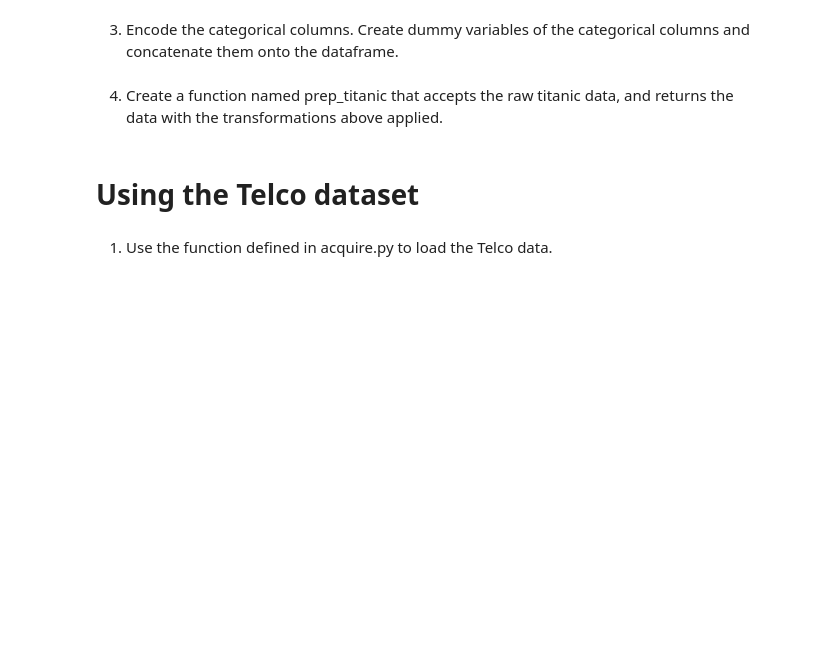
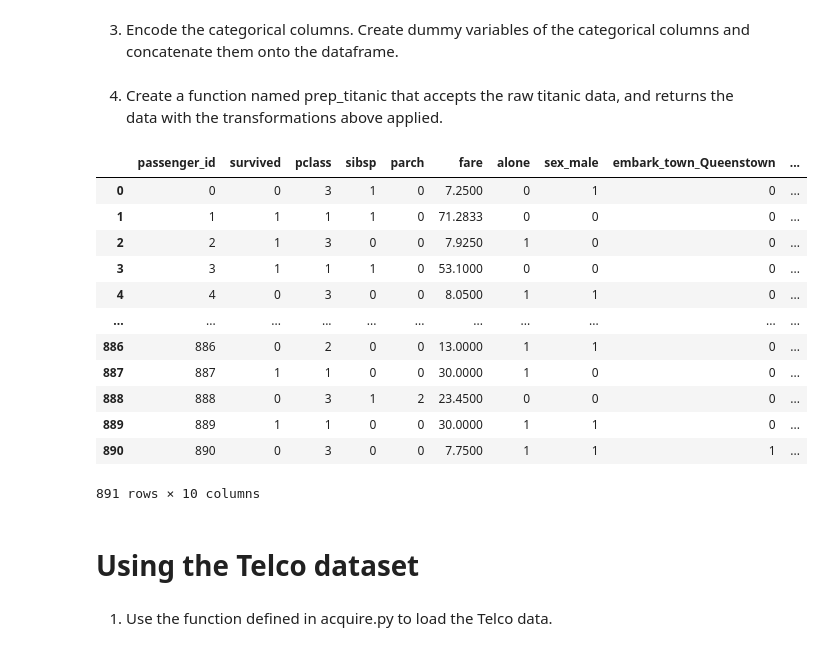
Before and after one commit to David-Howell/classification-exercises, a Jupyter notebook: classification_exercises.ipynb, the cells around one changed output. Cells and saved outputs as stored; diff of their text form; code cells hidden in the pictures; blank space fills up the shorter version.

```diff
--- a/classification_exercises.ipynb
+++ b/classification_exercises.ipynb
@@ -406,6 +507,38 @@ df_iris
 # %% [markdown]
 3. Encode the categorical columns. Create dummy variables of the categorical columns and concatenate them onto the dataframe.
+# %%
+dummy_df = pd.get_dummies(df[['sex', 'embark_town']], drop_first=True)
+# %%
+df = pd.concat([df, dummy_df], axis=1)
+# %%
+df.drop(columns= ['sex', 'embark_town'], inplace=True)
 # %% [markdown]
 4. Create a function named prep_titanic that accepts the raw titanic data, and returns the data with the transformations above applied.
+# %%
+def prep_titanic():
+    df = acquire.get_titanic_data()
+    df.drop(columns = ['class', 'embarked', 'deck', 'age'], inplace=True)
+
+    dummy_df = pd.get_dummies(df[['sex', 'embark_town']], drop_first=True)
+    df = pd.concat([df, dummy_df], axis=1)
+
+    df.drop(columns= ['sex', 'embark_town'], inplace=True)
+    return df
+# %%
+prep_titanic()
+# %% [output]
+|  | passenger_id | survived | pclass | sibsp | parch | fare | alone | sex_male | embark_town_Queenstown | ... |
+| 0 | 0 | 0 | 3 | 1 | 0 | 7.2500 | 0 | 1 | 0 | ... |
+| 1 | 1 | 1 | 1 | 1 | 0 | 71.2833 | 0 | 0 | 0 | ... |
+| 2 | 2 | 1 | 3 | 0 | 0 | 7.9250 | 1 | 0 | 0 | ... |
+| 3 | 3 | 1 | 1 | 1 | 0 | 53.1000 | 0 | 0 | 0 | ... |
+| 4 | 4 | 0 | 3 | 0 | 0 | 8.0500 | 1 | 1 | 0 | ... |
+| ... | ... | ... | ... | ... | ... | ... | ... | ... | ... | ... |
+| 886 | 886 | 0 | 2 | 0 | 0 | 13.0000 | 1 | 1 | 0 | ... |
+| 887 | 887 | 1 | 1 | 0 | 0 | 30.0000 | 1 | 0 | 0 | ... |
+| 888 | 888 | 0 | 3 | 1 | 2 | 23.4500 | 0 | 0 | 0 | ... |
+| 889 | 889 | 1 | 1 | 0 | 0 | 30.0000 | 1 | 1 | 0 | ... |
+| 890 | 890 | 0 | 3 | 0 | 0 | 7.7500 | 1 | 1 | 1 | ... |
+891 rows × 10 columns
 # %% [markdown]
 # Using the Telco dataset
```
Also changed, not shown: parts of 38 cells of this notebook.
